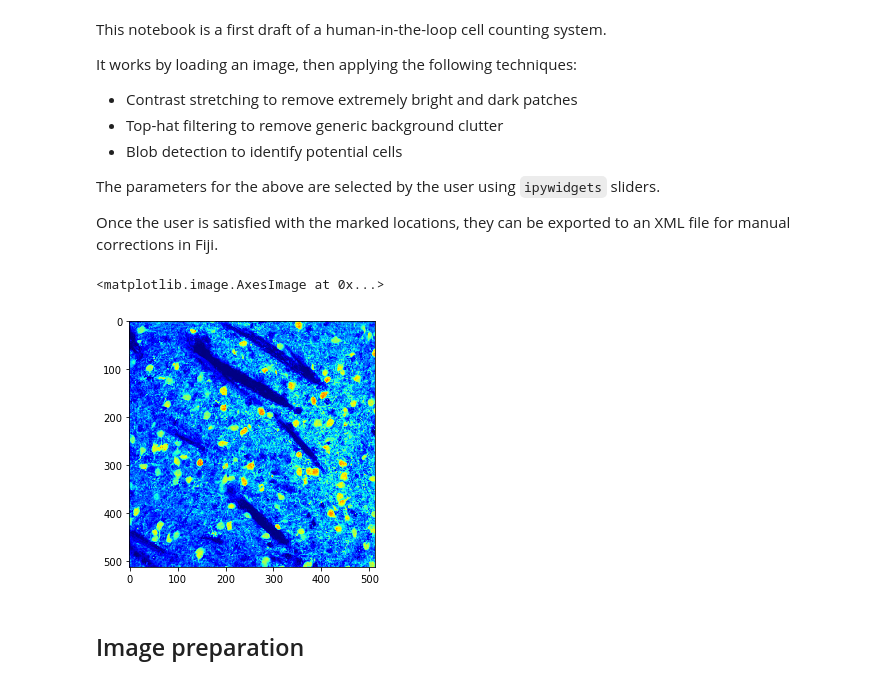
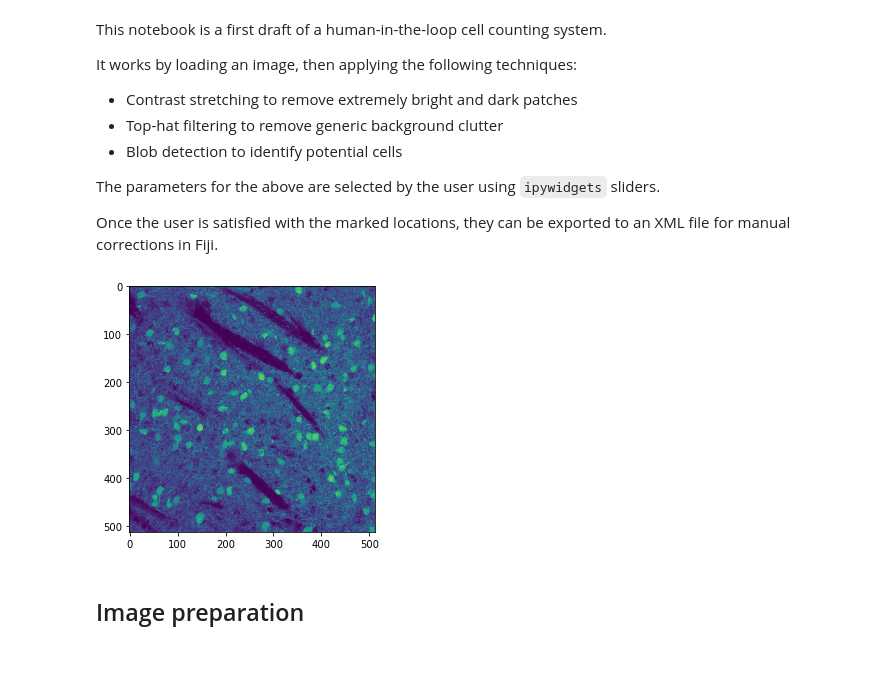
Before and after one commit to orangewaxcap/cellcounter, a Jupyter notebook: counter.ipynb, the cells around one changed output. Saved outputs shown, nothing was run; the diff lists cells and outputs as text; code cells hidden in the pictures.

Commit message:
move functions into functions.py and tidy notebook

```diff
--- a/counter.ipynb
+++ b/counter.ipynb
@@ -24,12 +20,9 @@ from xml.dom import minidom
 
 %matplotlib inline
-# %%
-rawpic = io.imread('Drd2_Adult_S_conf_25X_CPU1_cryo_NAV.jpg')
-img = rawpic[:,:,1] #extract green channel
-io.imshow(img, cmap='jet')
-# %% [output]
-<matplotlib.image.AxesImage at 0x...>
-[figure, removed]
+# %%
+img, name = functions.load_and_get_name_of_image(cmap='viridis')
+# %% [output]
+[figure, added]
 # %% [markdown]
 ## Image preparation
 # %% [markdown]
```
Also changed, not shown: parts of 11 cells of this notebook, 3 other files.
